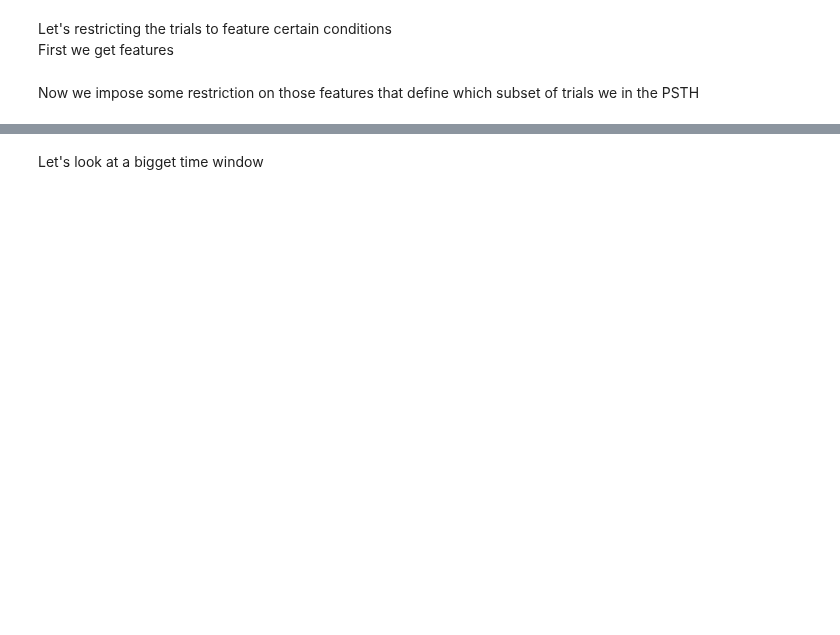
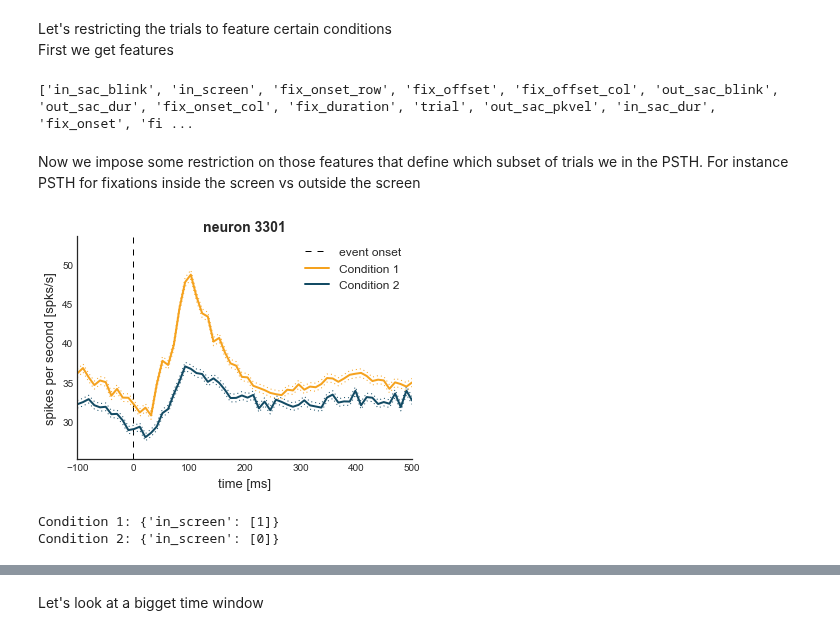
Before and after one commit to KordingLab/spykes, a Jupyter notebook: notebooks/neuron_example.ipynb, the cells around one changed output, grey strips where cells are left out. Cells and saved outputs as stored; diff of their text form; code cells hidden in the pictures; blank space fills up the shorter version.

```diff
--- a/notebooks/neuron_example.ipynb
+++ b/notebooks/neuron_example.ipynb
@@ -200,2 +160,29 @@ features['a_fake_feature'] = []
+# %%
+for_features = dat['eyes'][0].keys()
+for i in ['imname','impath']: for_features.remove(i)
+features = {}
+for feat in for_features:
+    features[feat] = np.array([dat['eyes'][fix][feat] for fix in dat['eyes']])
+
+features['fix_duration'] = features['fix_offset']-features['fix_onset']
+features['in_screen'] = np.all((features['col']>=1, features['col']<=1024, \
+                                features['row']>=1, features['row']<=768), axis=0)
+print features.keys()
+# %% [output]
+['in_sac_blink', 'in_screen', 'fix_onset_row', 'fix_offset', 'fix_offset_col', 'out_sac_blink', 'out_sac_dur', 'fix_onset_col', 'fix_duration', 'trial', 'out_sac_pkvel', 'in_sac_dur', 'fix_onset', 'fi ...
 # %% [markdown]
-Now we impose some restriction on those features that define which subset of trials we in the PSTH
+Now we impose some restriction on those features that define which subset of trials we in the PSTH.
+For instance PSTH for fixations inside the screen vs outside the screen
+# %%
+conditions = {}
+conditions[0]= {}
+conditions[0]['in_screen'] = [1]
+
+conditions[1]= {}
+conditions[1]['in_screen'] = [0]
+
+neuron.get_psth(features['fix_onset'], features, conditions);
+# %% [output]
+[figure, added]
+Condition 1: {'in_screen': [1]}
+Condition 2: {'in_screen': [0]}
```
Also changed, not shown: parts of 25 cells of this notebook, 2 other files.
